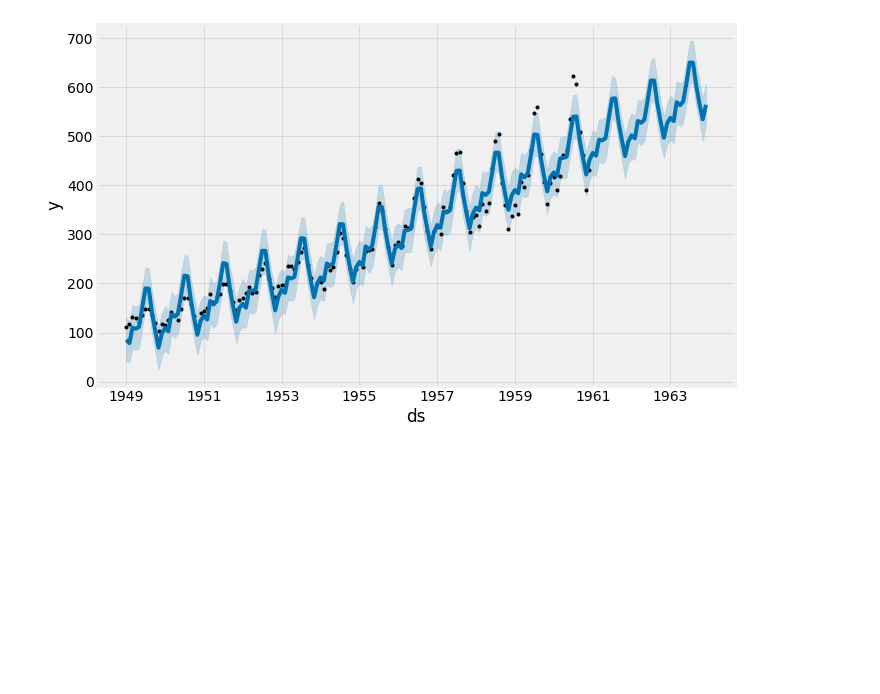
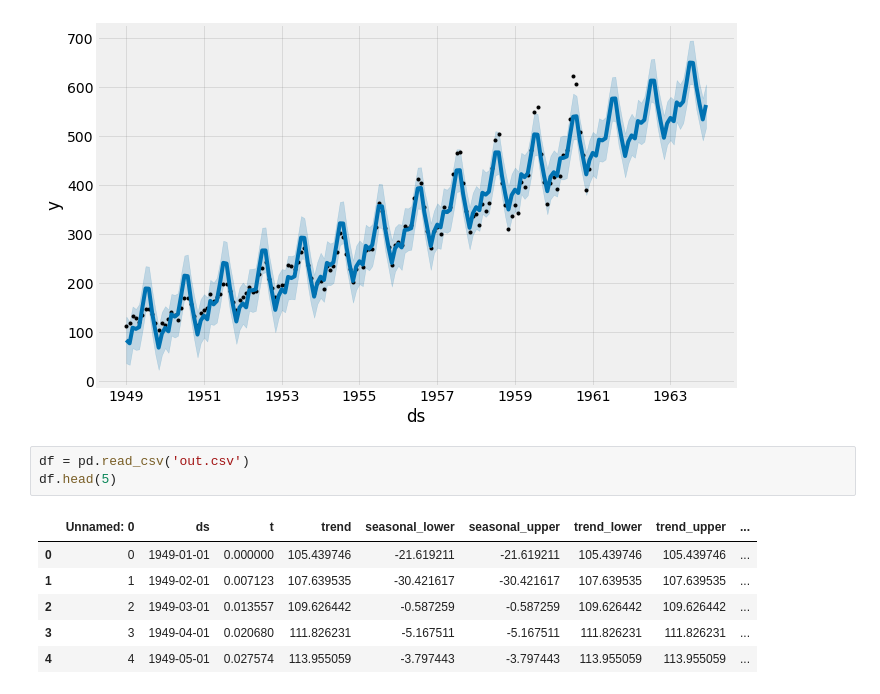
Before and after one commit to fetis/brlohack, a Jupyter notebook: prediction_test.ipynb, the cells around one changed output. Saved outputs shown, nothing was run; the diff lists cells and outputs as text; blank space fills up the shorter version.

```diff
--- a/prediction_test.ipynb
+++ b/prediction_test.ipynb
@@ -77,3 +104,13 @@ my_model.plot(forecast,
 # %% [output]
 [figure]
 [figure]
+# %%
+df = pd.read_csv('out.csv')
+df.head(5)
+# %% [output]
+|  | Unnamed: 0 | ds | t | trend | seasonal_lower | seasonal_upper | trend_lower | trend_upper | ... |
+| 0 | 0 | 1949-01-01 | 0.000000 | 105.439746 | -21.619211 | -21.619211 | 105.439746 | 105.439746 | ... |
+| 1 | 1 | 1949-02-01 | 0.007123 | 107.639535 | -30.421617 | -30.421617 | 107.639535 | 107.639535 | ... |
+| 2 | 2 | 1949-03-01 | 0.013557 | 109.626442 | -0.587259 | -0.587259 | 109.626442 | 109.626442 | ... |
+| 3 | 3 | 1949-04-01 | 0.020680 | 111.826231 | -5.167511 | -5.167511 | 111.826231 | 111.826231 | ... |
+| 4 | 4 | 1949-05-01 | 0.027574 | 113.955059 | -3.797443 | -3.797443 | 113.955059 | 113.955059 | ... |
```
Also changed, not shown: parts of 5 cells of this notebook, 1 other file.
